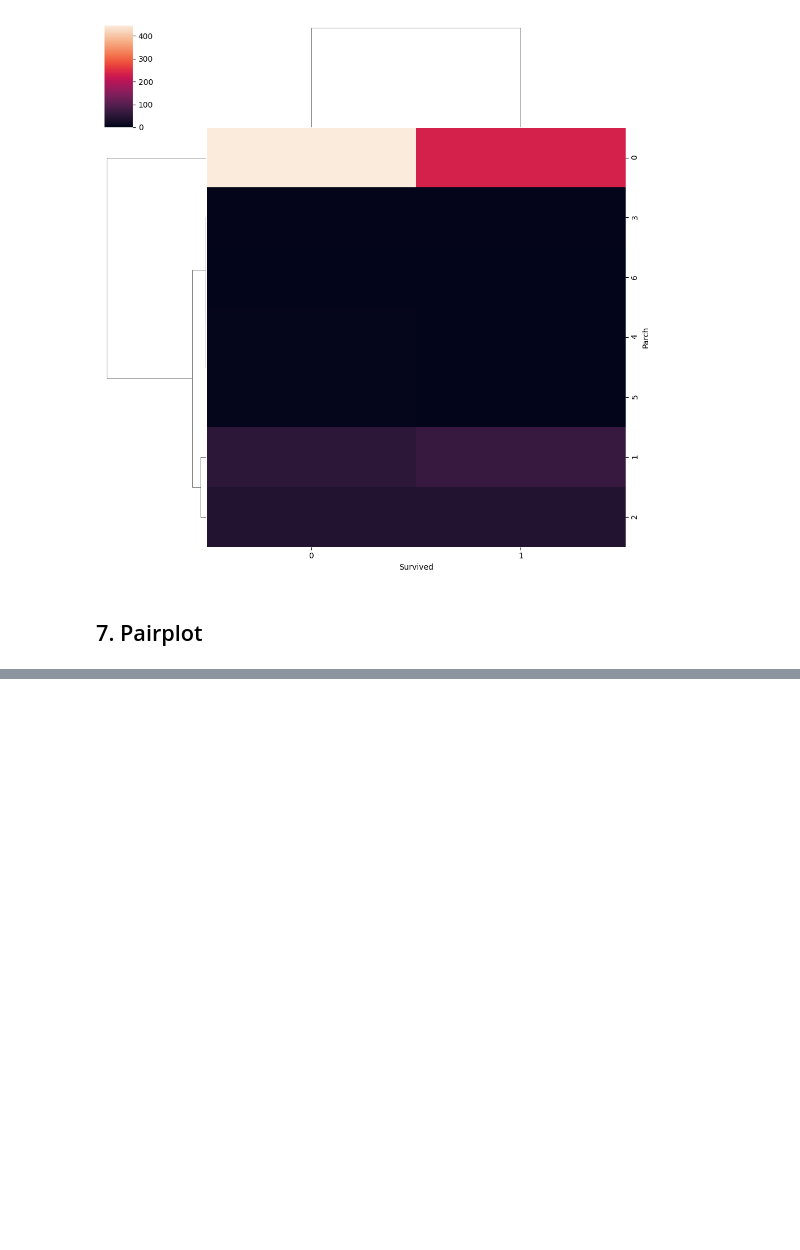
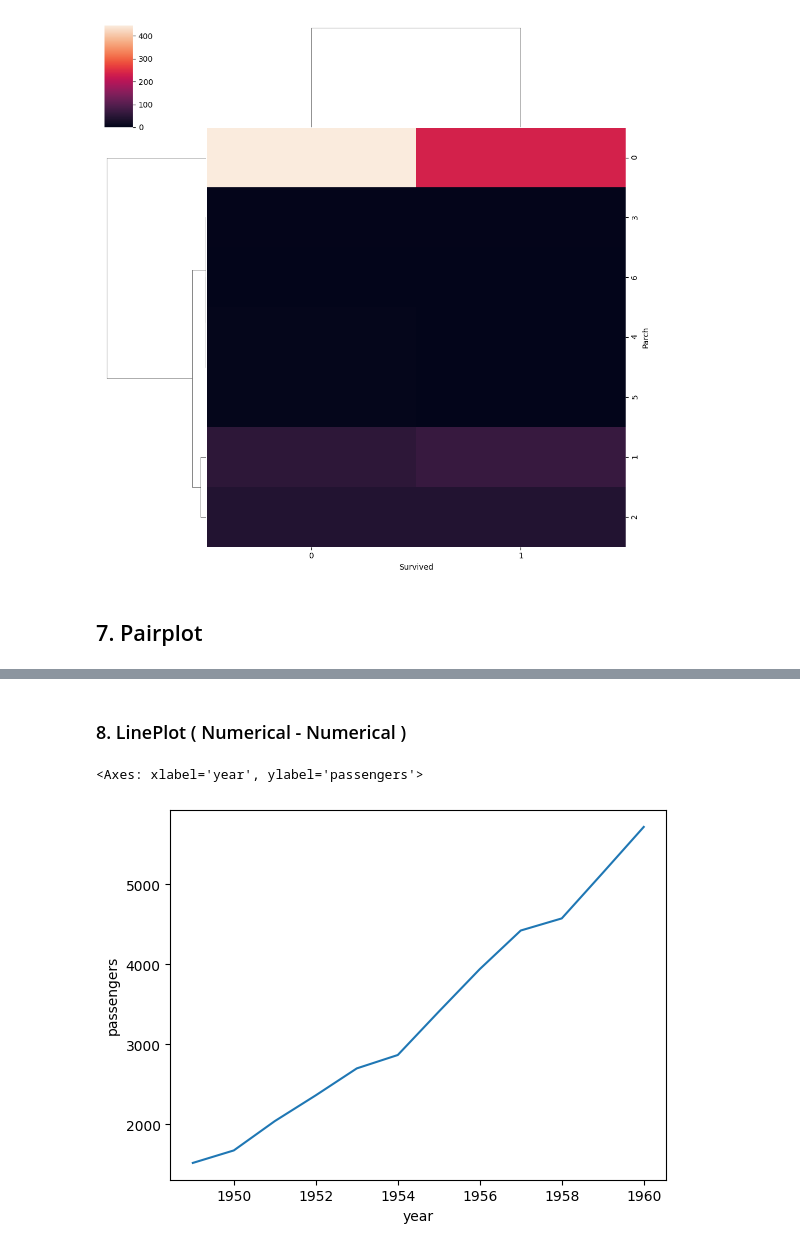
Before and after one commit to pranavsirsufale/EDA_with_python, a Jupyter notebook: eda/bivariage.ipynb, the cells around one changed output, grey strips where cells are left out. Saved outputs shown, nothing was run; the diff lists cells and outputs as text; code cells hidden in the pictures; blank space fills up the shorter version.

```diff
--- a/eda/bivariage.ipynb
+++ b/eda/bivariage.ipynb
@@ -113,0 +117,11 @@ sns.pairplot(tit)
+# %% [markdown]
+### 8. LinePlot ( Numerical - Numerical )
+# %%
+flights.head()
+
+new = flights.groupby('year').sum('year').reset_index()
+
+sns.lineplot(new , x='year',y='passengers')
+# %% [output]
+<Axes: xlabel='year', ylabel='passengers'>
+[figure, added]
```
Also changed, not shown: parts of 3 cells of this notebook.
